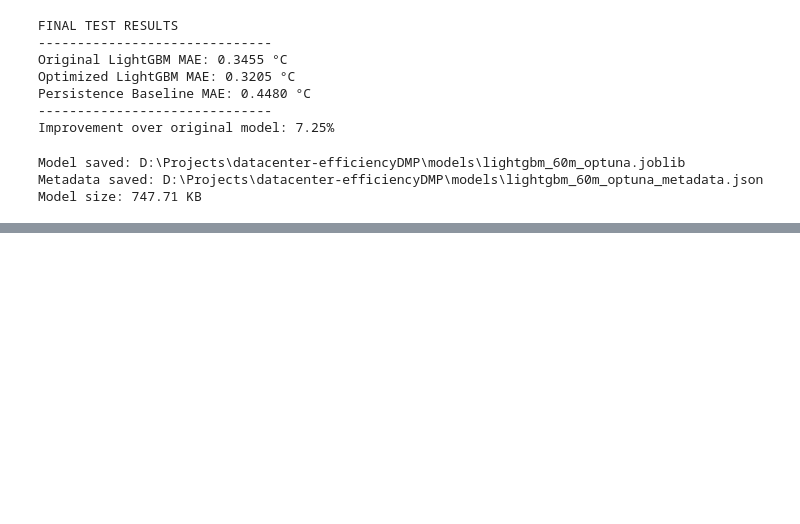
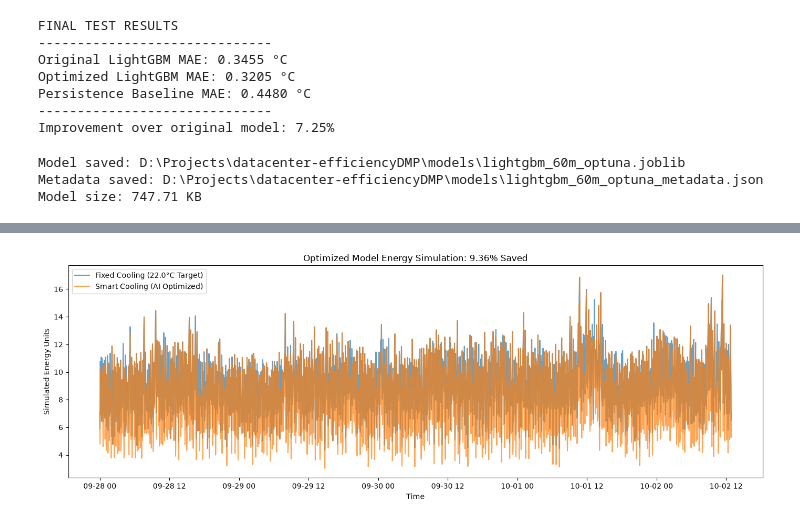
Before and after one commit to RamyKh5/EcoDatacenter-Optimizer, a Jupyter notebook: notebooks/notebooks/notebooks/08_optuna_optimization.ipynb, the cells around one changed output, grey strips where cells are left out. Saved outputs shown, nothing was run; the diff lists cells and outputs as text; code cells hidden in the pictures; blank space fills up the shorter version.

Commit message:
Add Optuna optimized 60-minute forecasting model and energy simulation

```diff
--- a/notebooks/notebooks/notebooks/08_optuna_optimization.ipynb
+++ b/notebooks/notebooks/notebooks/08_optuna_optimization.ipynb
@@ -574,0 +582,99 @@ Model size: 747.71 KB
+# %%
+
+# 1. Prepare results using the optimized model predictions
+results = pd.DataFrame({
+    'time': test['time'].values,
+    'current_temp': test['temp'].values,
+    'actual_temp': y_test.values,
+    'predicted_temp': optimized_test_predictions
+})
+
+# 2. Define simulation parameters
+base_fan_power = 1.5
+
+baseline_energy_list = []
+smart_energy_list = []
+target_list = []
+
+# 3. Simulate baseline and smart cooling
+for i in range(len(results)):
+
+    actual = results['actual_temp'].iloc[i]
+    predicted = results['predicted_temp'].iloc[i]
+    current_temperature = results['current_temp'].iloc[i]
+
+    # Baseline: fixed cooling target of 22.0°C
+    diff_base = max(0.0, actual - 22.0)
+    baseline_energy = base_fan_power + (diff_base ** 2) * 0.8
+    baseline_energy_list.append(baseline_energy)
+
+    # Smart controller: decide using current temperature and prediction
+    if predicted < current_temperature:
+        current_target = 22.5
+    else:
+        current_target = 22.0
+
+    target_list.append(current_target)
+
+    # Evaluate simulated energy using future actual temperature
+    diff_smart = max(0.0, actual - current_target)
+    smart_energy = base_fan_power + (diff_smart ** 2) * 0.8
+    smart_energy_list.append(smart_energy)
+
+# 4. Store simulation results
+results['baseline_energy'] = baseline_energy_list
+results['smart_energy'] = smart_energy_list
+results['cooling_target'] = target_list
+
+# 5. Calculate total simulated energy savings
+baseline_total = sum(baseline_energy_list)
+smart_total = sum(smart_energy_list)
+
+savings = (
+    (baseline_total - smart_total) / baseline_total
+) * 100
+
+print(f"Simulated Energy Saved: {savings:.2f}%")
+
+# 6. Analyze controller behavior
+relaxed_minutes = sum(target == 22.5 for target in target_list)
+total_minutes = len(target_list)
+
+relaxed_percentage = relaxed_minutes / total_minutes * 100
+
+print("\n--- Controller Behavior ---")
+print(f"Relaxed target minutes: {relaxed_minutes}")
+print(f"Total simulation minutes: {total_minutes}")
+print(f"Relaxed target percentage: {relaxed_percentage:.2f}%")
+print(f"Strict target percentage: {100 - relaxed_percentage:.2f}%")
+
+# 7. Plot energy comparison
+plt.figure(figsize=(14, 5))
+
+plt.plot(
+    results['time'],
+    results['baseline_energy'],
+    label='Fixed Cooling (22.0°C Target)',
+    alpha=0.7
+)
+
+plt.plot(
+    results['time'],
+    results['smart_energy'],
+    label='Smart Cooling (AI Optimized)',
+    alpha=0.7
+)
+
+plt.title(f'Optimized Model Energy Simulation: {savings:.2f}% Saved')
+plt.ylabel('Simulated Energy Units')
+plt.xlabel('Time')
+plt.legend()
+plt.tight_layout()
+
+plt.savefig(
+    r"D:\Projects\datacenter-efficiencyDMP\reports\figures\08_optuna_energy_simulation.png",
+    dpi=150
+)
+
+plt.show()
+# %% [output]
@@ -574,0 +688 @@ Model size: 747.71 KB
+[figure, added]
```
Also changed, not shown: parts of 3 cells of this notebook, 5 other files.
